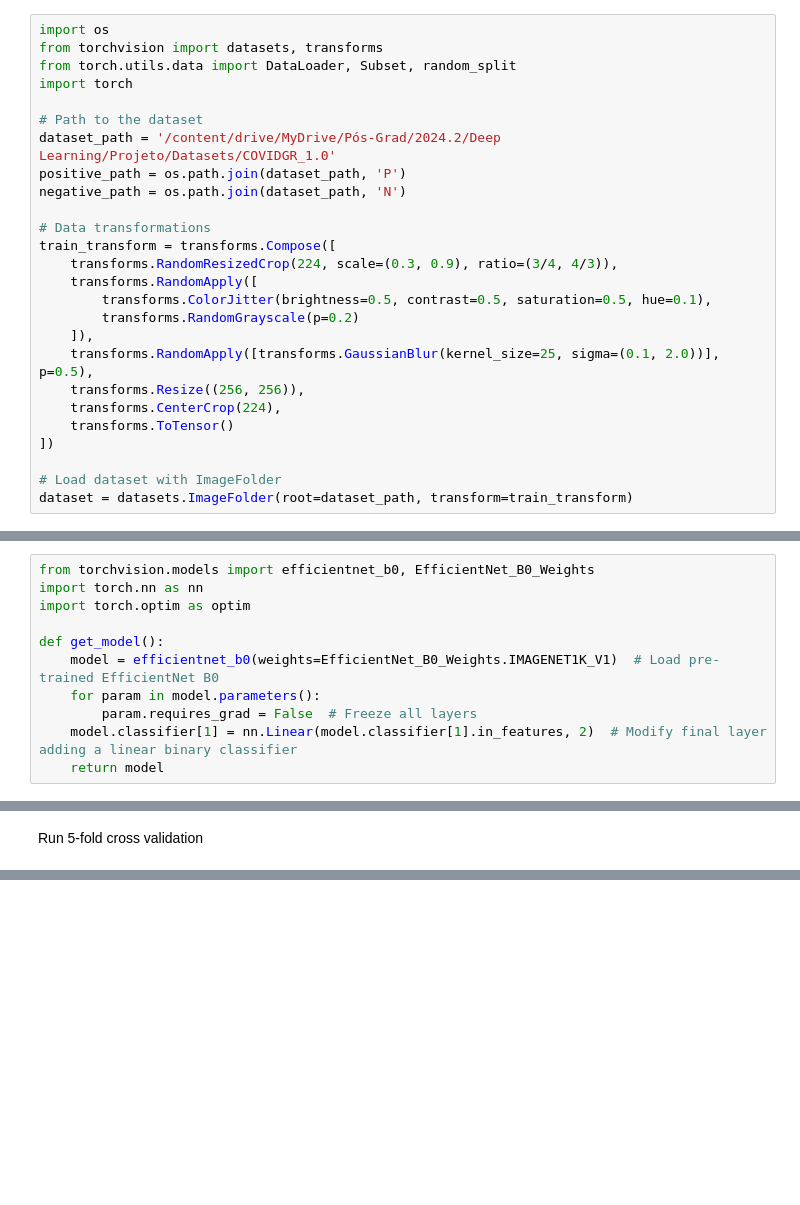
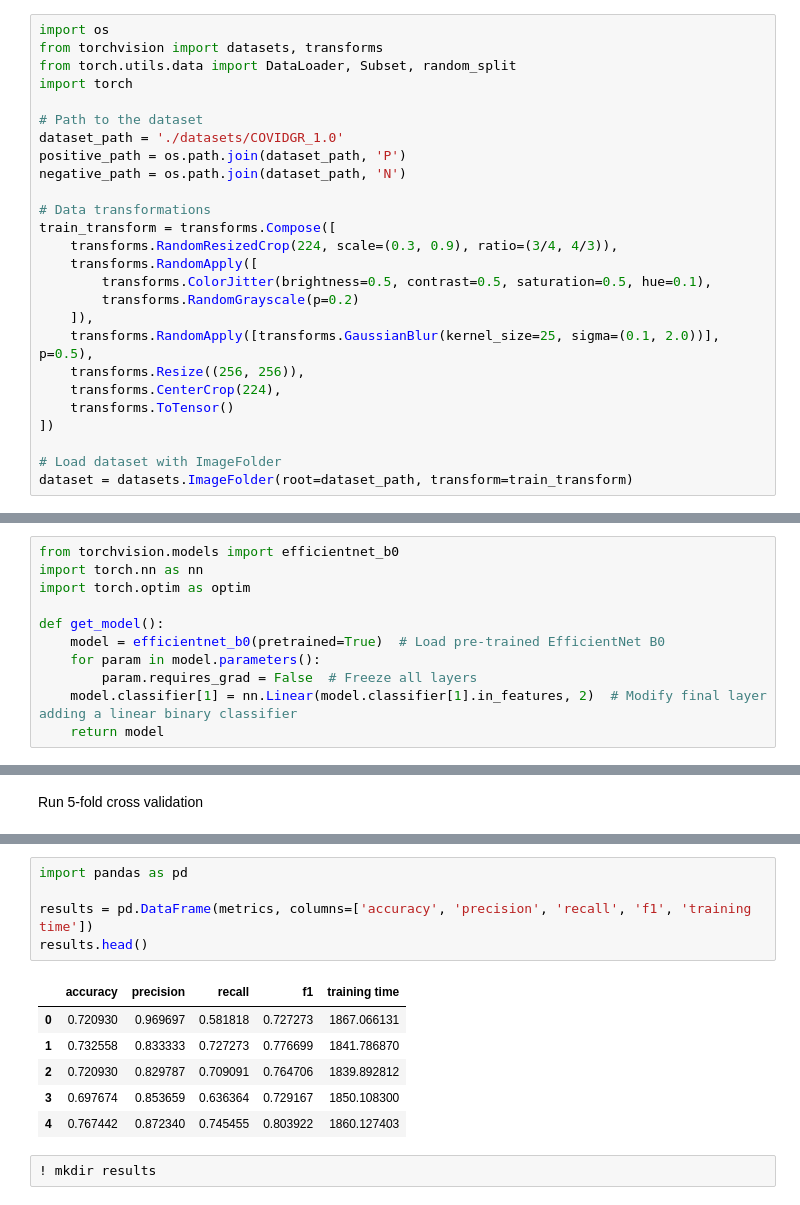
Before and after one commit to tta13/msc-deep-learning, a Jupyter notebook: fine_tuning.ipynb, the cells around one changed output, grey strips where cells are left out. Drawn from its saved outputs; the diff is of its cells as text; blank space fills up the shorter version.

Commit message:
Add baseline results

```diff
--- a/fine_tuning.ipynb
+++ b/fine_tuning.ipynb
@@ -52,7 +89,7 @@ from torch.utils.data import DataLoader, Subset, random_split
 import torch
 
 # Path to the dataset
-dataset_path = '/content/drive/MyDrive/Pós-Grad/2024.2/Deep Learning/Projeto/Datasets/COVIDGR_1.0'
+dataset_path = './datasets/COVIDGR_1.0'
 positive_path = os.path.join(dataset_path, 'P')
 negative_path = os.path.join(dataset_path, 'N')
 
@@ -146,12 +183,12 @@ Define Optimizer: Set up the SGD optimizer with momentum.
 
 Hyperparameter Grid Search: You’ll need to run a grid search loop over learning rates and weight decay values.
 # %%
-from torchvision.models import efficientnet_b0, EfficientNet_B0_Weights
+from torchvision.models import efficientnet_b0
 import torch.nn as nn
 import torch.optim as optim
 
 def get_model():
-    model = efficientnet_b0(weights=EfficientNet_B0_Weights.IMAGENET1K_V1)  # Load pre-trained EfficientNet B0
+    model = efficientnet_b0(pretrained=True)  # Load pre-trained EfficientNet B0
     for param in model.parameters():
         param.requires_grad = False  # Freeze all layers
     model.classifier[1] = nn.Linear(model.classifier[1].in_features, 2)  # Modify final layer adding a linear binary classifier
@@ -410,0 +480,14 @@ Starting fold 5/5
+# %%
+import pandas as pd
+
+results = pd.DataFrame(metrics, columns=['accuracy', 'precision', 'recall', 'f1', 'training time'])
+results.head()
+# %% [output]
+|  | accuracy | precision | recall | f1 | training time |
+| 0 | 0.720930 | 0.969697 | 0.581818 | 0.727273 | 1867.066131 |
+| 1 | 0.732558 | 0.833333 | 0.727273 | 0.776699 | 1841.786870 |
+| 2 | 0.720930 | 0.829787 | 0.709091 | 0.764706 | 1839.892812 |
+| 3 | 0.697674 | 0.853659 | 0.636364 | 0.729167 | 1850.108300 |
+| 4 | 0.767442 | 0.872340 | 0.745455 | 0.803922 | 1860.127403 |
+# %%
+! mkdir results
```
Also changed, not shown: parts of 13 cells of this notebook, 1 other file.
